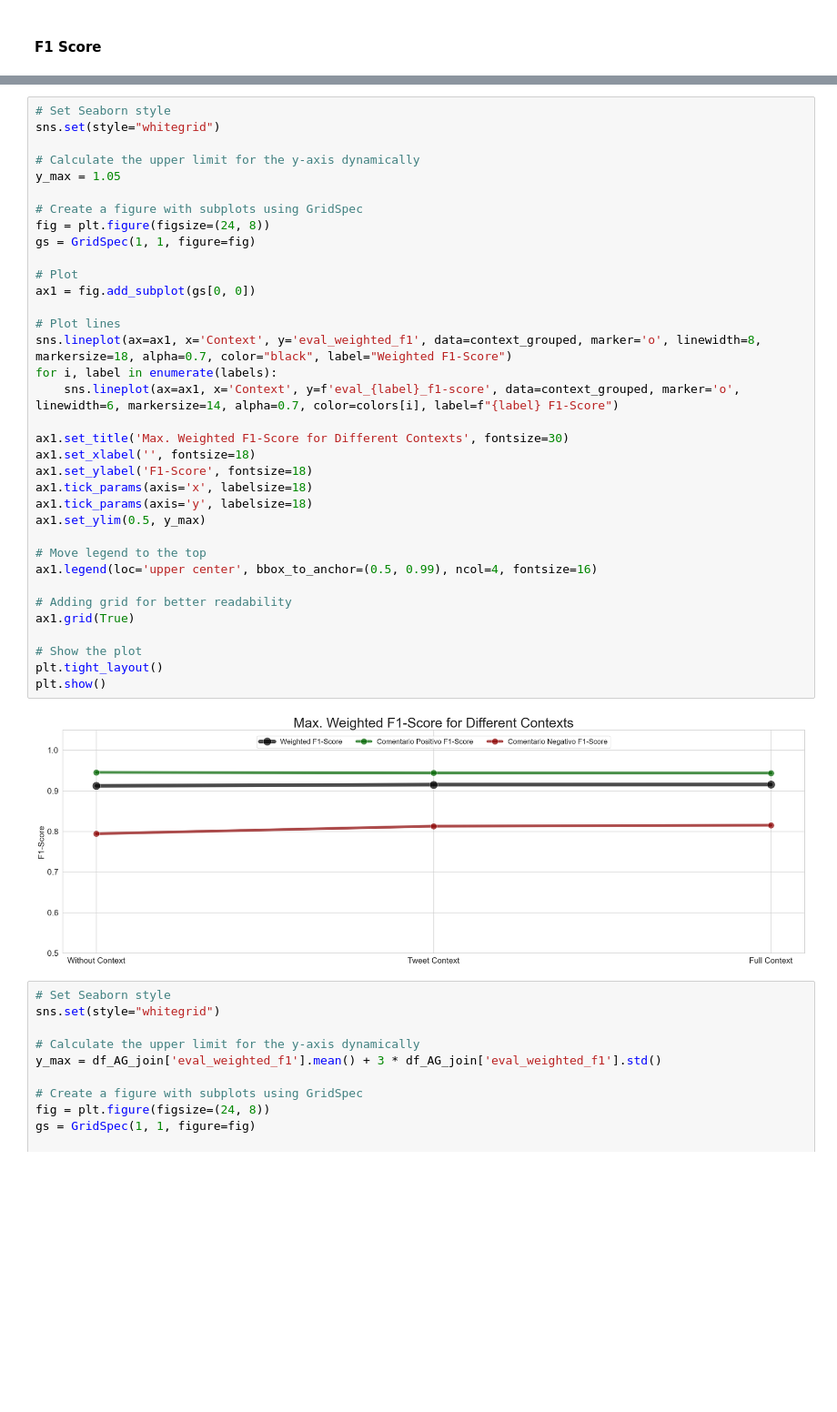
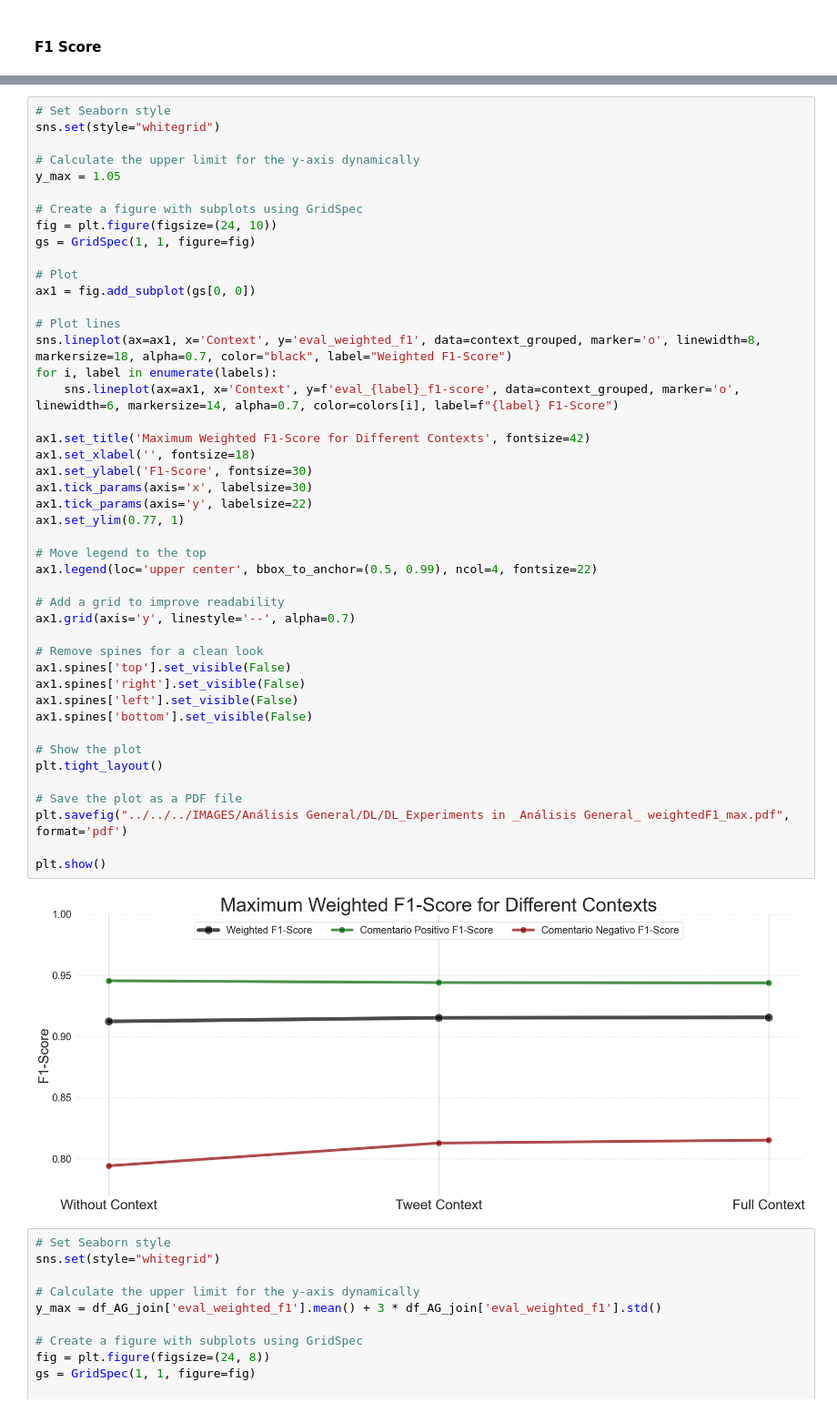
Before and after one commit to jorgegarcelan/HS-Detection-SeAcabo, a Jupyter notebook: DeepLearning/Plots.ipynb, the cells around one changed output, grey strips where cells are left out. Shown at 91% size. Saved outputs shown, nothing was run; the diff lists cells and outputs as text; blank space fills up the shorter version.

Commit message:
Updated plots

```diff
--- a/DeepLearning/Plots.ipynb
+++ b/DeepLearning/Plots.ipynb
@@ -96,40 +96,50 @@ context_grouped
 # %%
 # Set Seaborn style
 sns.set(style="whitegrid")
 
 # Calculate the upper limit for the y-axis dynamically
 y_max = 1.05
 
 # Create a figure with subplots using GridSpec
-fig = plt.figure(figsize=(24, 8))
+fig = plt.figure(figsize=(24, 10))
 gs = GridSpec(1, 1, figure=fig)
 
 # Plot
 ax1 = fig.add_subplot(gs[0, 0])
 
 # Plot lines
 sns.lineplot(ax=ax1, x='Context', y='eval_weighted_f1', data=context_grouped, marker='o', linewidth=8, markersize=18, alpha=0.7, color="black", label="Weighted F1-Score")
 for i, label in enumerate(labels):
     sns.lineplot(ax=ax1, x='Context', y=f'eval_{label}_f1-score', data=context_grouped, marker='o', linewidth=6, markersize=14, alpha=0.7, color=colors[i], label=f"{label} F1-Score")
 
-ax1.set_title('Max. Weighted F1-Score for Different Contexts', fontsize=30)
+ax1.set_title('Maximum Weighted F1-Score for Different Contexts', fontsize=42)
 ax1.set_xlabel('', fontsize=18)
-ax1.set_ylabel('F1-Score', fontsize=18)
-ax1.tick_params(axis='x', labelsize=18)
-ax1.tick_params(axis='y', labelsize=18)
-ax1.set_ylim(0.5, y_max)
+ax1.set_ylabel('F1-Score', fontsize=30)
+ax1.tick_params(axis='x', labelsize=30)
+ax1.tick_params(axis='y', labelsize=22)
+ax1.set_ylim(0.77, 1)
 
 # Move legend to the top
-ax1.legend(loc='upper center', bbox_to_anchor=(0.5, 0.99), ncol=4, fontsize=16)
+ax1.legend(loc='upper center', bbox_to_anchor=(0.5, 0.99), ncol=4, fontsize=22)
 
-# Adding grid for better readability
-ax1.grid(True)
+# Add a grid to improve readability
+ax1.grid(axis='y', linestyle='--', alpha=0.7)
+
+# Remove spines for a clean look
+ax1.spines['top'].set_visible(False)
+ax1.spines['right'].set_visible(False)
+ax1.spines['left'].set_visible(False)
+ax1.spines['bottom'].set_visible(False)
 
 # Show the plot
 plt.tight_layout()
+
+# Save the plot as a PDF file
+plt.savefig("../../../IMAGES/Análisis General/DL/DL_Experiments in _Análisis General_ weightedF1_max.pdf", format='pdf')
+
 plt.show()
 # %% [output]
-[figure, old version]
+[figure, new version]
 # %%
 # Set Seaborn style
 sns.set(style="whitegrid")
```
Also changed, not shown: parts of 6 cells of this notebook.
